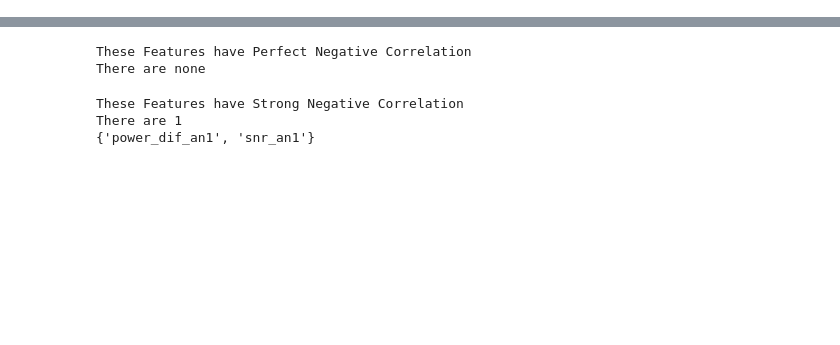
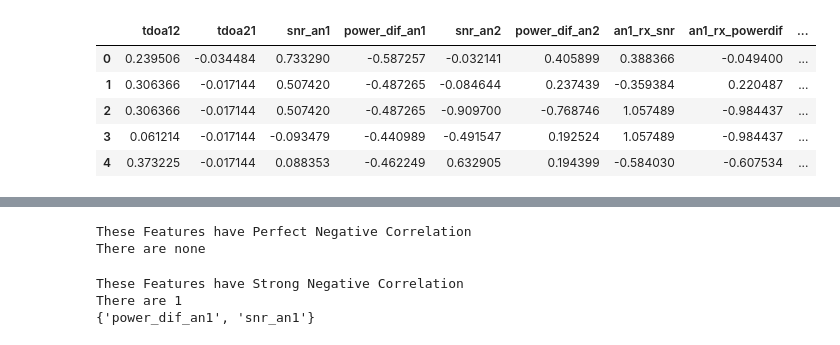
Before and after one commit to B3NToo/Identification-of-NLOS-causing-Material-in-UWB-Localization-Using-Machine-Learning-Methods, a Jupyter notebook: data_analysis/data_analysis_2.ipynb, the cells around one changed output, grey strips where cells are left out. Cells and saved outputs as stored; diff of their text form; code cells hidden in the pictures; blank space fills up the shorter version.

```diff
--- a/data_analysis/data_analysis_2.ipynb
+++ b/data_analysis/data_analysis_2.ipynb
@@ -16,3 +24,12 @@ df.drop(['material'], axis=1, inplace=True)
+# %%
+df.head()
+# %% [output]
+|  | tdoa12 | tdoa21 | snr_an1 | power_dif_an1 | snr_an2 | power_dif_an2 | an1_rx_snr | an1_rx_powerdif | ... |
+| 0 | 0.239506 | -0.034484 | 0.733290 | -0.587257 | -0.032141 | 0.405899 | 0.388366 | -0.049400 | ... |
+| 1 | 0.306366 | -0.017144 | 0.507420 | -0.487265 | -0.084644 | 0.237439 | -0.359384 | 0.220487 | ... |
+| 2 | 0.306366 | -0.017144 | 0.507420 | -0.487265 | -0.909700 | -0.768746 | 1.057489 | -0.984437 | ... |
+| 3 | 0.061214 | -0.017144 | -0.093479 | -0.440989 | -0.491547 | 0.192524 | 1.057489 | -0.984437 | ... |
+| 4 | 0.373225 | -0.017144 | 0.088353 | -0.462249 | 0.632905 | 0.194399 | -0.584030 | -0.607534 | ... |
 # %%
 # calculating the correlation matrix
 correlation_matrix = df.corr()
```
Also changed, not shown: parts of 14 cells of this notebook, 4 other files.
